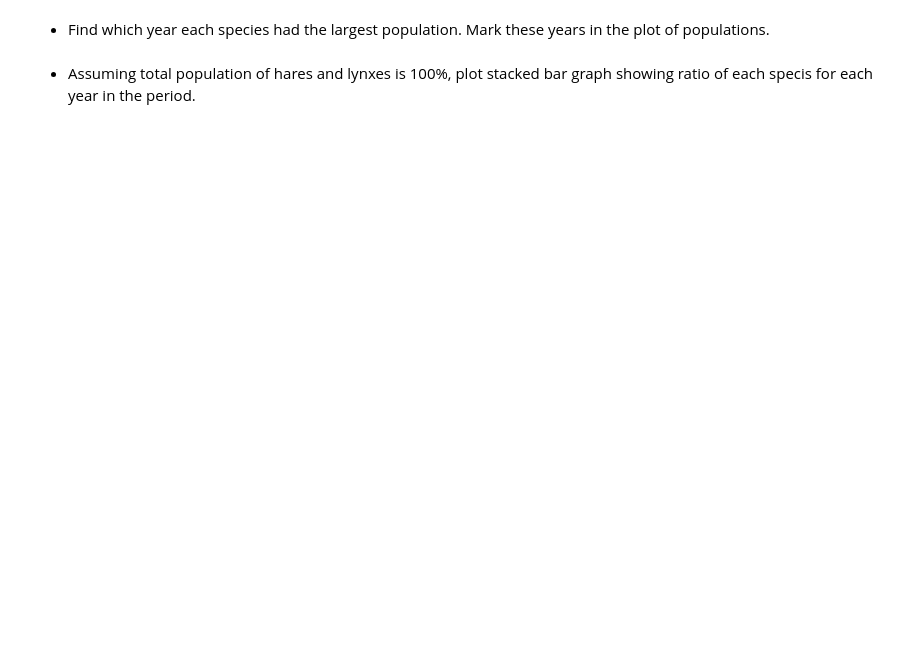
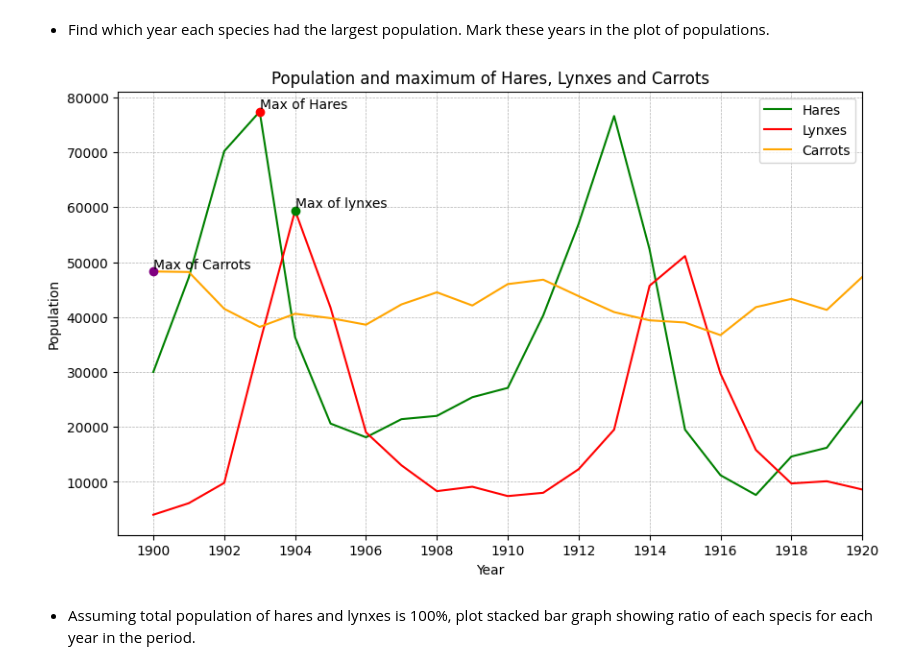
Before and after one commit to SadykovArt/StatPrak_6_sem, a Jupyter notebook: 2. numpy+matplotlib.ipynb, the cells around one changed output. Saved outputs shown, nothing was run; the diff lists cells and outputs as text; code cells hidden in the pictures; blank space fills up the shorter version.

```diff
--- a/2. numpy+matplotlib.ipynb
+++ b/2. numpy+matplotlib.ipynb
@@ -907,4 +908,35 @@ plt.show()
 # %% [markdown]
 - Find which year each species had the largest population. Mark these years in the plot of populations.
+# %%
+plt.figure(figsize=(10, 6))
+plt.plot(years, hares, label='Hares', color='g')
+plt.plot(years, lynxes, label='Lynxes', color='r')
+plt.plot(years, carrots, label='Carrots', color='orange')
+
+
+plt.title('Population and maximum of Hares, Lynxes and Carrots')
+plt.xlabel('Year')
+plt.ylabel('Population')
+plt.legend()
+
+plt.grid(True, which='both', linestyle='--', linewidth=0.5)
+
+plt.xlim(1899, 1920)
+plt.xticks(range(1900, 1921, 2))
+hare_max_year = years[np.argmax(hares)]
+lynx_max_year = years[np.argmax(lynxes)]
+carrot_max_year = years[np.argmax(carrots)]
+
+
+plt.plot(hare_max_year, np.max(hares), color = 'r', marker = 'o', label='Hares Max')
+plt.plot(lynx_max_year, np.max(lynxes), color = 'g', marker = 'o', label='Lynxes Max')
+plt.plot(carrot_max_year, np.max(carrots), color = 'purple', marker = 'o', label='Carrots Max')
+plt.text(hare_max_year, np.max(hares), 'Max of Hares', ha='left', va='bottom')
+plt.text(lynx_max_year, np.max(lynxes), 'Max of lynxes', ha='left', va='bottom')
+plt.text(carrot_max_year, np.max(carrots), 'Max of Carrots', ha='left', va='bottom')
+
+plt.show()
+# %% [output]
+[figure, added]
 # %% [markdown]
 - Assuming total population of hares and lynxes is 100%, plot stacked bar graph showing ratio of each specis for each year in the period.
```
Also changed, not shown: parts of 8 cells of this notebook.
